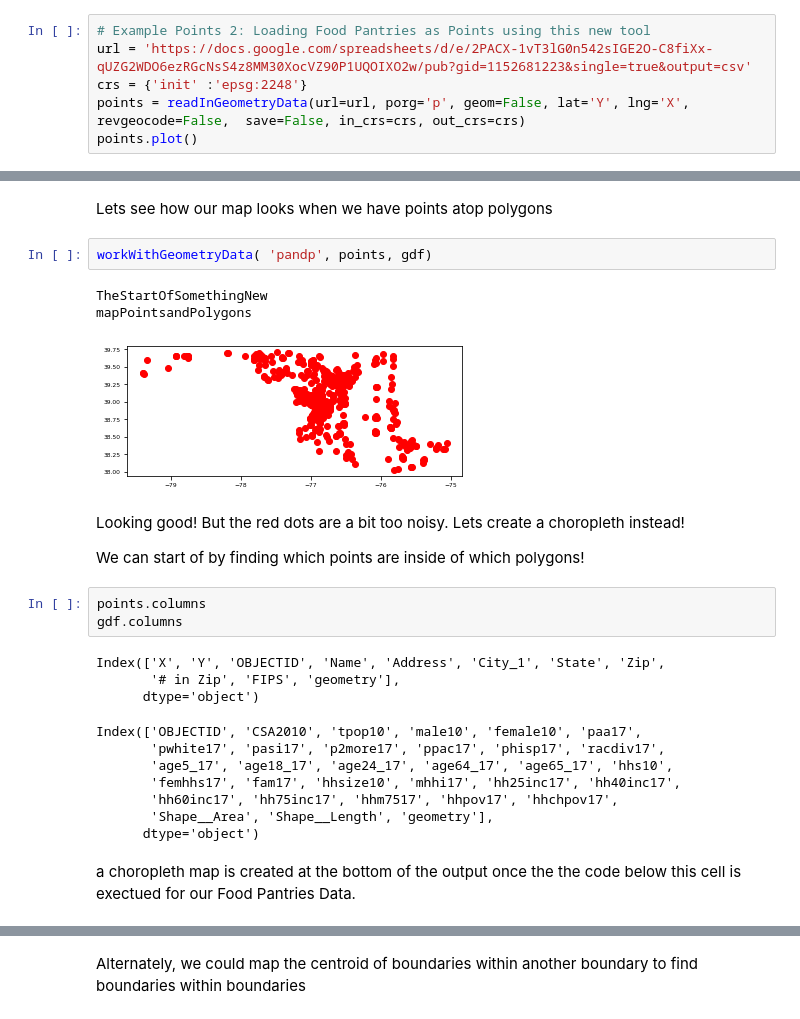
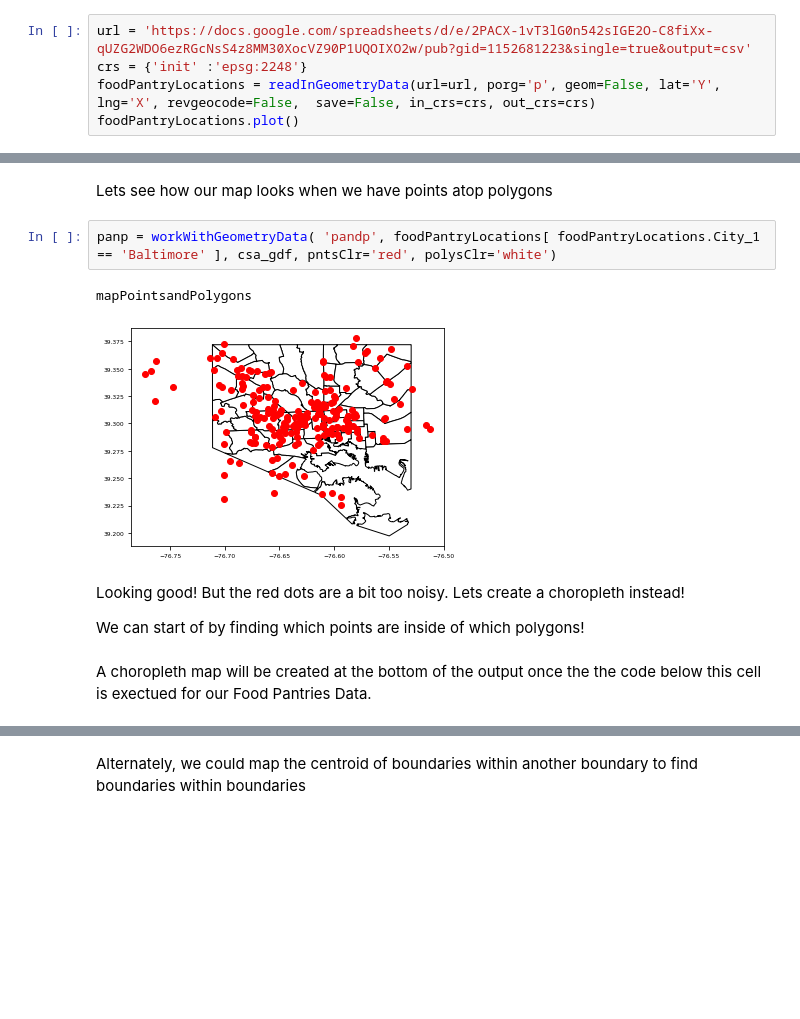
Before and after one commit to karpatic/dataplay, a Jupyter notebook: notebooks/03_Map_Basics_Intake_and_Operations.ipynb, the cells around one changed output, grey strips where cells are left out. Cells and saved outputs as stored; diff of their text form; blank space fills up the shorter version.

```diff
--- a/notebooks/03_Map_Basics_Intake_and_Operations.ipynb
+++ b/notebooks/03_Map_Basics_Intake_and_Operations.ipynb
@@ -1165,9 +1177,8 @@ PO BOX 27039, BALTIMORE MD
 # %%
-# Example Points 2: Loading Food Pantries as Points using this new tool
 url = 'https://docs.google.com/spreadsheets/d/e/2PACX-1vT3lG0n542sIGE2O-C8fiXx-qUZG2WDO6ezRGcNsS4z8MM30XocVZ90P1UQOIXO2w/pub?gid=1152681223&single=true&output=csv'
 crs = {'init' :'epsg:2248'}
-points = readInGeometryData(url=url, porg='p', geom=False, lat='Y', lng='X', revgeocode=False,  save=False, in_crs=crs, out_crs=crs)
-points.plot()
+foodPantryLocations = readInGeometryData(url=url, porg='p', geom=False, lat='Y', lng='X', revgeocode=False,  save=False, in_crs=crs, out_crs=crs)
+foodPantryLocations.plot()
 # %% [output]
 RECIEVED url: https://docs.google.com/spreadsheets/d/e/2PACX-1vT3lG0n542sIGE2O-C8fiXx-qUZG2WDO6ezRGcNsS4z8MM30XocVZ90P1UQOIXO2w/pub?gid=1152681223&single=true&output=csv,
  porg: p,
@@ -1201,31 +1205,16 @@ points
 # %% [markdown]
 Lets see how our map looks when we have points atop polygons
-# %%
-workWithGeometryData( 'pandp', points, gdf)
-# %% [output]
-TheStartOfSomethingNew
-mapPointsandPolygons
-[figure, removed]
+# %%
+panp = workWithGeometryData( 'pandp', foodPantryLocations[ foodPantryLocations.City_1 == 'Baltimore' ], csa_gdf, pntsClr='red', polysClr='white')
+# %% [output]
+mapPointsandPolygons
+[figure, added]
 # %% [markdown]
 Looking good! But the red dots are a bit too noisy. Lets create a choropleth instead!
 
 We can start of by finding which points are inside of which polygons!
-# %%
-points.columns
-gdf.columns
-# %% [output]
-Index(['X', 'Y', 'OBJECTID', 'Name', 'Address', 'City_1', 'State', 'Zip',
-       '# in Zip', 'FIPS', 'geometry'],
-      dtype='object')
-Index(['OBJECTID', 'CSA2010', 'tpop10', 'male10', 'female10', 'paa17',
-       'pwhite17', 'pasi17', 'p2more17', 'ppac17', 'phisp17', 'racdiv17',
-       'age5_17', 'age18_17', 'age24_17', 'age64_17', 'age65_17', 'hhs10',
-       'femhhs17', 'fam17', 'hhsize10', 'mhhi17', 'hh25inc17', 'hh40inc17',
-       'hh60inc17', 'hh75inc17', 'hhm7517', 'hhpov17', 'hhchpov17',
-       'Shape__Area', 'Shape__Length', 'geometry'],
-      dtype='object')
 # %% [markdown]
-a choropleth map is created at the bottom of the output once the the code below this cell is exectued for our Food Pantries Data.
+A choropleth map will be created at the bottom of the output once the the code below this cell is exectued for our Food Pantries Data.
 # %%
 # https://stackoverflow.com/questions/27606924/count-number-of-points-in-multipolygon-shapefile-using-python
 ptsCoordCol = 'geometry'
```
Also changed, not shown: parts of 31 cells of this notebook, 13 other files.
